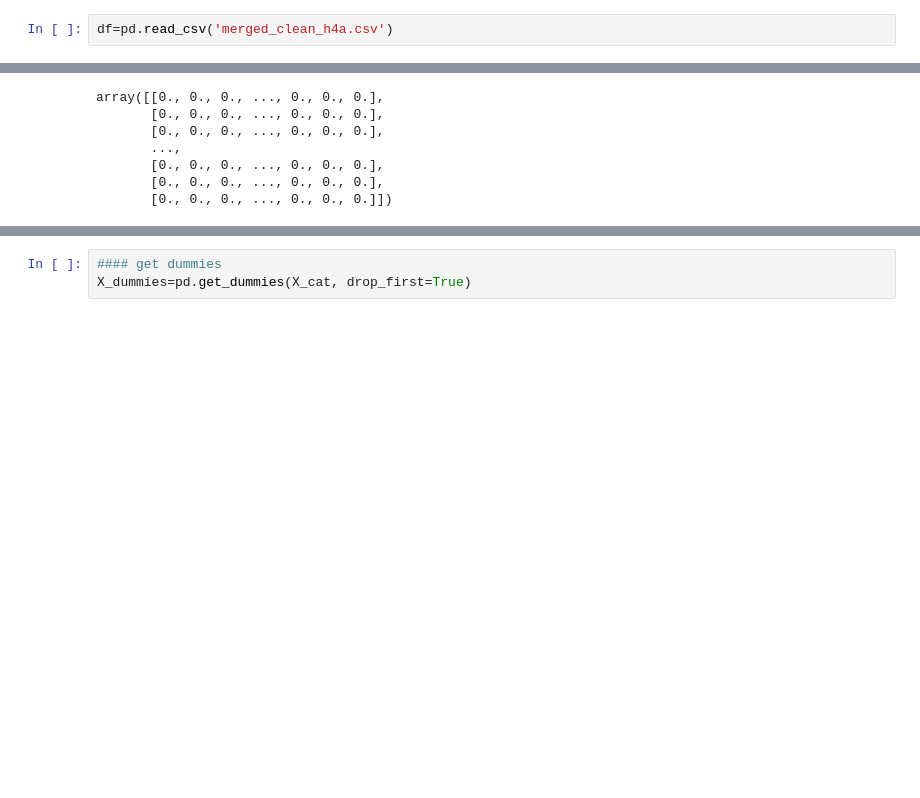
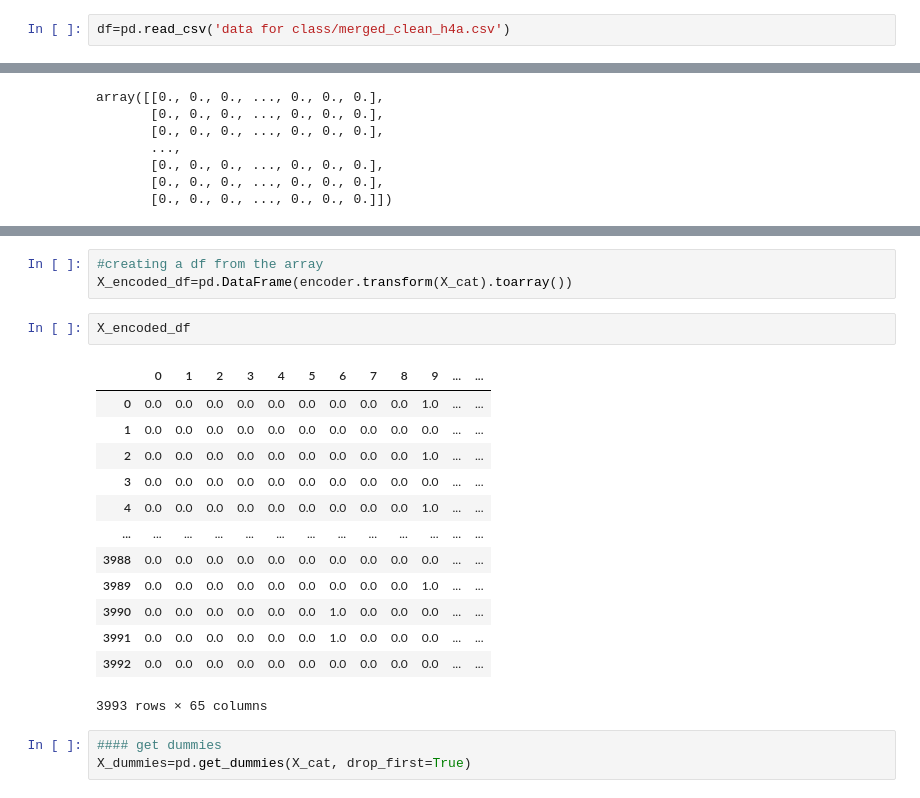
Before and after one commit to student-IH-labs-and-stuff/BCNDATA2022, a Jupyter notebook: ClassMaterials/Week1/Day5EDAandLR/H4A_analysis_part4_completed.ipynb, the cells around one changed output, grey strips where cells are left out. Saved outputs shown, nothing was run; the diff lists cells and outputs as text; blank space fills up the shorter version.

```diff
--- a/ClassMaterials/Week1/Day5EDAandLR/H4A_analysis_part4_completed.ipynb
+++ b/ClassMaterials/Week1/Day5EDAandLR/H4A_analysis_part4_completed.ipynb
@@ -1160,5 +1143,5 @@ Text(0, 0.5, 'no2 level')
 # %%
-df=pd.read_csv('merged_clean_h4a.csv')
+df=pd.read_csv('data for class/merged_clean_h4a.csv')
 # %%
 df.head()
 # %% [output]
@@ -1272,3 +1262,22 @@ X_encoded.shape
+# %%
+#creating a df from the array
+X_encoded_df=pd.DataFrame(encoder.transform(X_cat).toarray())
+# %%
+X_encoded_df
+# %% [output]
+|  | 0 | 1 | 2 | 3 | 4 | 5 | 6 | 7 | 8 | 9 | ... | ... |
+| 0 | 0.0 | 0.0 | 0.0 | 0.0 | 0.0 | 0.0 | 0.0 | 0.0 | 0.0 | 1.0 | ... | ... |
+| 1 | 0.0 | 0.0 | 0.0 | 0.0 | 0.0 | 0.0 | 0.0 | 0.0 | 0.0 | 0.0 | ... | ... |
+| 2 | 0.0 | 0.0 | 0.0 | 0.0 | 0.0 | 0.0 | 0.0 | 0.0 | 0.0 | 1.0 | ... | ... |
+| 3 | 0.0 | 0.0 | 0.0 | 0.0 | 0.0 | 0.0 | 0.0 | 0.0 | 0.0 | 0.0 | ... | ... |
+| 4 | 0.0 | 0.0 | 0.0 | 0.0 | 0.0 | 0.0 | 0.0 | 0.0 | 0.0 | 1.0 | ... | ... |
+| ... | ... | ... | ... | ... | ... | ... | ... | ... | ... | ... | ... | ... |
+| 3988 | 0.0 | 0.0 | 0.0 | 0.0 | 0.0 | 0.0 | 0.0 | 0.0 | 0.0 | 0.0 | ... | ... |
+| 3989 | 0.0 | 0.0 | 0.0 | 0.0 | 0.0 | 0.0 | 0.0 | 0.0 | 0.0 | 1.0 | ... | ... |
+| 3990 | 0.0 | 0.0 | 0.0 | 0.0 | 0.0 | 0.0 | 1.0 | 0.0 | 0.0 | 0.0 | ... | ... |
+| 3991 | 0.0 | 0.0 | 0.0 | 0.0 | 0.0 | 0.0 | 1.0 | 0.0 | 0.0 | 0.0 | ... | ... |
+| 3992 | 0.0 | 0.0 | 0.0 | 0.0 | 0.0 | 0.0 | 0.0 | 0.0 | 0.0 | 0.0 | ... | ... |
+3993 rows × 65 columns
 # %%
 #### get dummies
 X_dummies=pd.get_dummies(X_cat, drop_first=True)
```
Also changed, not shown: parts of 29 cells of this notebook, 21 other files.
